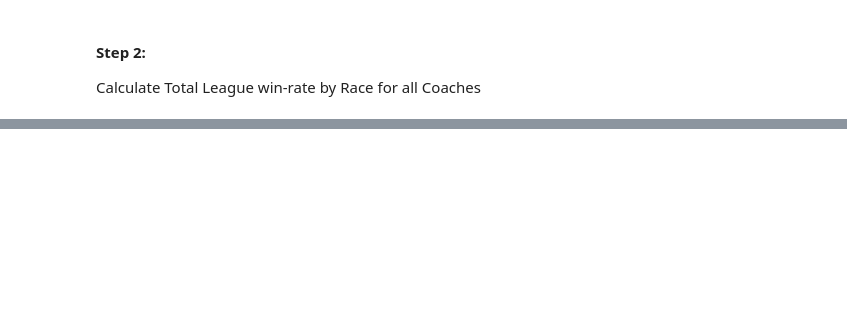
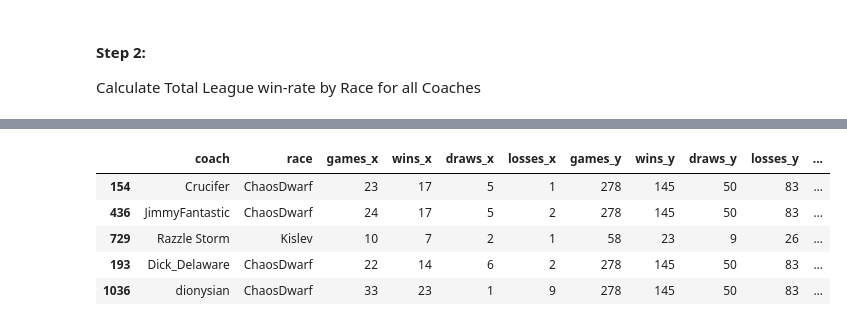
Before and after one commit to kylemcleland/bloodbowl2, a Jupyter notebook: bb2/wins-over-expected.ipynb, the cells around one changed output, grey strips where cells are left out. Cells and saved outputs as stored; diff of their text form; code cells hidden in the pictures; blank space fills up the shorter version.

```diff
--- a/bb2/wins-over-expected.ipynb
+++ b/bb2/wins-over-expected.ipynb
@@ -98,0 +87,13 @@ win_rates_by_race_and_coach
+# %%
+expected_win_rates['expected_wins'] = \
+    expected_win_rates['games_x'] * ((expected_win_rates['wins_y'] - expected_win_rates['wins_x']) + (expected_win_rates['draws_y'] - expected_win_rates['draws_x'])/2)/(expected_win_rates['games_y'] - expected_win_rates['games_x'])
+
+expected_win_rates['wins_over_expected'] = (expected_win_rates['wins_x'] + expected_win_rates['draws_x']/2) - expected_win_rates['expected_wins']
+expected_win_rates.sort_values(by='wins_over_expected',ascending=False).head()
+# %% [output]
+|  | coach | race | games_x | wins_x | draws_x | losses_x | games_y | wins_y | draws_y | losses_y | ... |
+| 154 | Crucifer | ChaosDwarf | 23 | 17 | 5 | 1 | 278 | 145 | 50 | 83 | ... |
+| 436 | JimmyFantastic | ChaosDwarf | 24 | 17 | 5 | 2 | 278 | 145 | 50 | 83 | ... |
+| 729 | Razzle Storm | Kislev | 10 | 7 | 2 | 1 | 58 | 23 | 9 | 26 | ... |
+| 193 | Dick_Delaware | ChaosDwarf | 22 | 14 | 6 | 2 | 278 | 145 | 50 | 83 | ... |
+| 1036 | dionysian | ChaosDwarf | 33 | 23 | 1 | 9 | 278 | 145 | 50 | 83 | ... |
```
Also changed, not shown: parts of 4 cells of this notebook.
